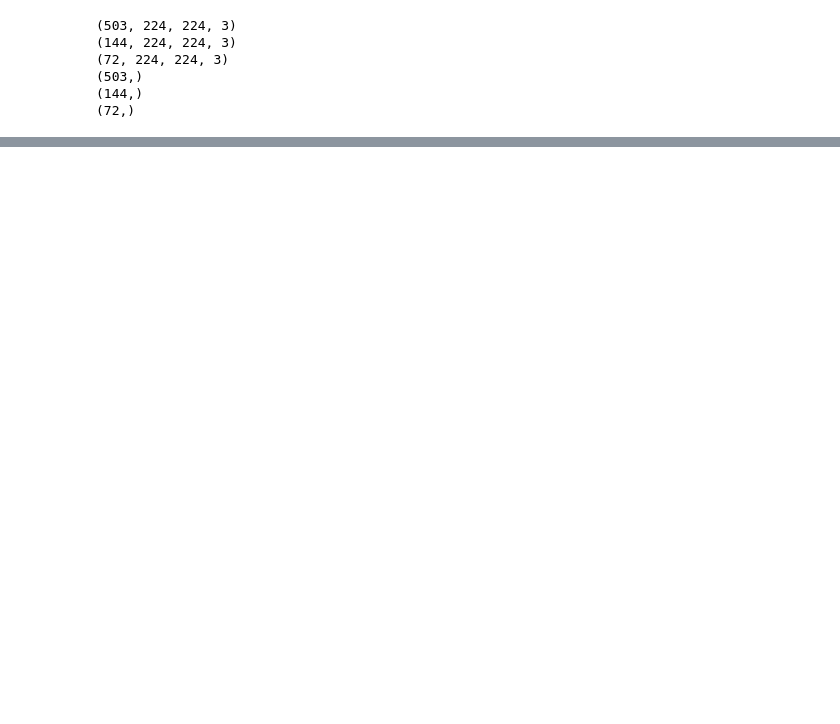
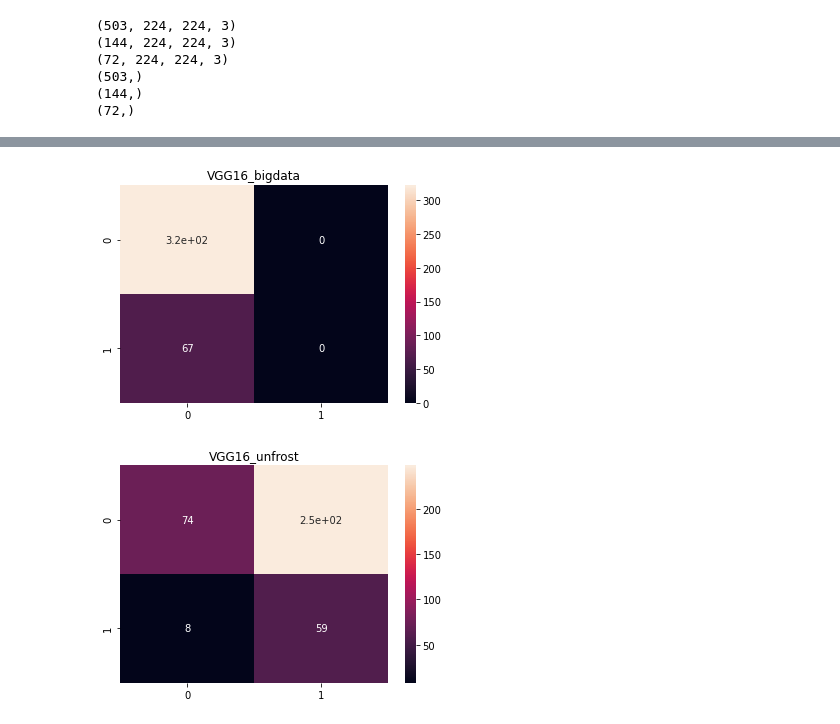
Before and after one commit to balszeg/Deep_learning_uniproject, a Jupyter notebook: Semester_project.ipynb, the cells around one changed output, grey strips where cells are left out. Cells and saved outputs as stored; diff of their text form; code cells hidden in the pictures; blank space fills up the shorter version.

```diff
--- a/Semester_project.ipynb
+++ b/Semester_project.ipynb
@@ -153,2 +245,0 @@ x_test = x_test.reshape(x_test.shape[0],224,224,3)
-# %%
-model.fit(x_train, y_train, epochs=20, batch_size=30, validation_data=(x_valid, y_valid))
@@ -283,0 +889,10 @@ We can see the pretrained network gave us much better results
+# %%
+covid_train, covid_tmp = train_test_split(covid_all, test_size=0.3, shuffle=True)
+covid_valid, covid_test = train_test_split(covid_tmp, test_size=0.33, shuffle=True)
+
+notcovid_train, notcovid_tmp = train_test_split(notcovid_all, test_size=0.3, shuffle=True)
+notcovid_valid, notcovid_test = train_test_split(notcovid_tmp, test_size=0.33, shuffle=True)
+# %%
+train_dir = '/content/train'
+valid_dir = '/content/valid'
+test_dir = '/content/test'
@@ -283,0 +980,34 @@ We can see the pretrained network gave us much better results
+# %%
+x_test_bigdata= []
+y_test_bigdata= []
+
+covid_test_path = '/content/test/b_covid'
+covid_test_names = os.listdir(covid_test_path)
+for i in covid_test_names:
+    img = cv2.imread(os.path.join(covid_test_path, i)) # load the image
+
+    img = cv2.resize(img, (224,224), interpolation = cv2.INTER_AREA) # resize the image to 224*224
+    x_test_bigdata.append(img)
+    y_test_bigdata.append(True)
+notcovid_test_path = '/content/test/a_notcovid'
+notcovid_test_names = os.listdir(notcovid_test_path)
+for i in notcovid_test_names:
+    img = cv2.imread(os.path.join(notcovid_test_path, i)) # load the image
+    img = cv2.resize(img, (224,224), interpolation = cv2.INTER_AREA) # resize the image to 224*224
+    x_test_bigdata.append(img)
+    y_test_bigdata.append(False)
+
+x_test_bigdata = np.asarray(x_test_bigdata)
+y_test_bigdata = np.asarray(y_test_bigdata)
+
+x_test_bigdata = x_test_bigdata.astype(float)
+
+x_test_bigdata = x_test_bigdata/255
+# %%
+MakeHeatmap('VGG16_bigdata.h5',x_test_bigdata,y_test_bigdata)
+plt.show()
+MakeHeatmap('VGG16_unfrost.h5',x_test_bigdata,y_test_bigdata)
+plt.show()
+# %% [output]
+[figure, added]
+[figure, added]
```
Also changed, not shown: parts of 90 cells of this notebook.
